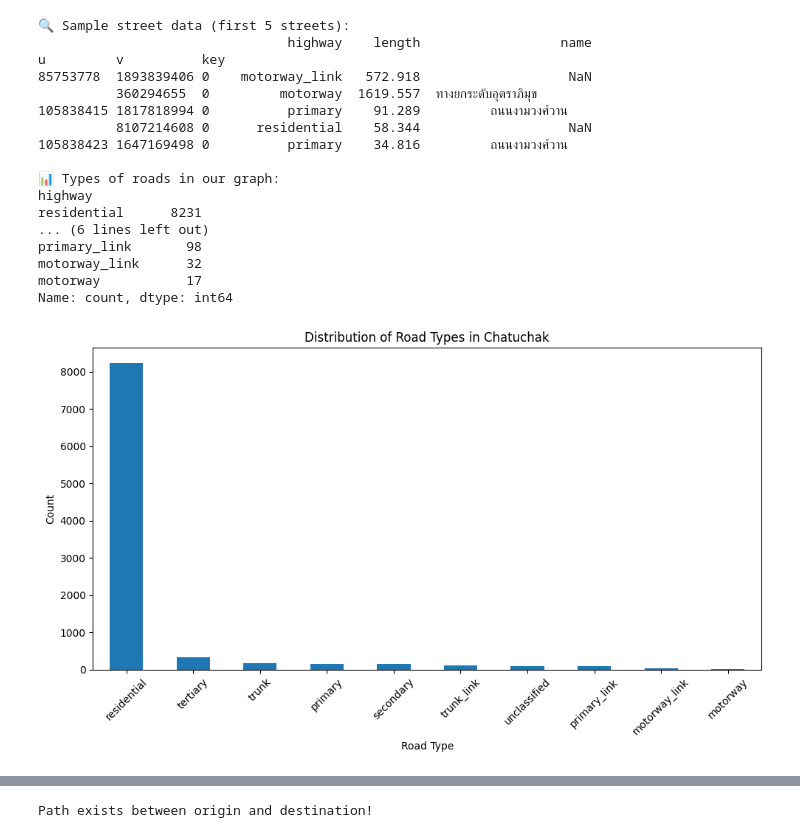
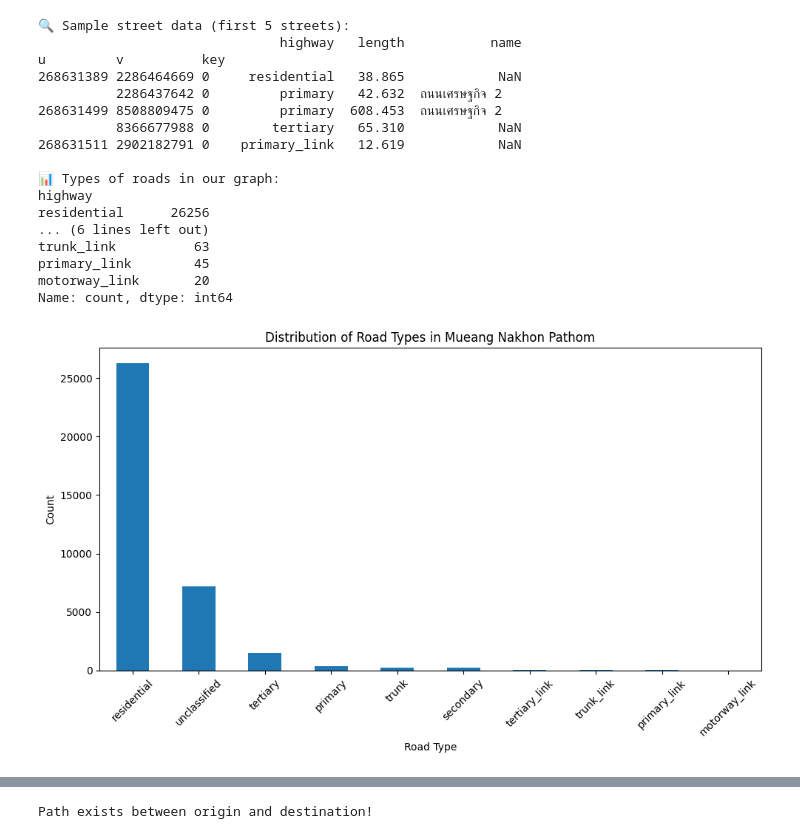
Before and after one commit to 660710692/ai-660710692, a Jupyter notebook: search_pathfinding.ipynb, the cells around one changed output, grey strips where cells are left out. Saved outputs shown, nothing was run; the diff lists cells and outputs as text; code cells hidden in the pictures.

```diff
--- a/search_pathfinding.ipynb
+++ b/search_pathfinding.ipynb
@@ -27,3 +25,5 @@ place_name = "Chatuchak, Bangkok, Thailand"
+# %%
+place_name = "Mueang Nakhon Pathom, Nakhon Pathom, Thailand"
 # %%
 try:
     # ดึงข้อมูลเครือข่ายถนนสำหรับการขับรถ
@@ -55,33 +55,33 @@ highway_counts = edges['highway'].value_counts()
 print(highway_counts.head(10))
 # %% [output]
 🔍 Sample street data (first 5 streets):
-                                highway    length                  name
+                               highway   length           name
 u         v          key
-85753778  1893839406 0    motorway_link   572.918                   NaN
-          360294655  0         motorway  1619.557  ทางยกระดับอุตราภิมุข
-105838415 1817818994 0          primary    91.289         ถนนงามวงศ์วาน
-          8107214608 0      residential    58.344                   NaN
-105838423 1647169498 0          primary    34.816         ถนนงามวงศ์วาน
+268631389 2286464669 0     residential   38.865            NaN
+          2286437642 0         primary   42.632  ถนนเศรษฐกิจ 2
+268631499 8508809475 0         primary  608.453  ถนนเศรษฐกิจ 2
+          8366677988 0        tertiary   65.310            NaN
+268631511 2902182791 0    primary_link   12.619            NaN
 
 📊 Types of roads in our graph:
 highway
-residential      8231
+residential      26256
 ... (6 lines left out)
-primary_link       98
-motorway_link      32
-motorway           17
+trunk_link          63
+primary_link        45
+motorway_link       20
 Name: count, dtype: int64
 # %%
 plt.figure(figsize=(10, 6))
 highway_counts.head(10).plot(kind='bar')
-plt.title("Distribution of Road Types in Chatuchak")
+plt.title("Distribution of Road Types in Mueang Nakhon Pathom")
 plt.xlabel("Road Type")
 plt.ylabel("Count")
 plt.xticks(rotation=45)
 plt.tight_layout()
 plt.show()
 # %% [output]
-[figure, old version]
+[figure, new version]
 # %%
 # ขั้นตอนที่ 5 กำหนดจุดเริ่มต้นและปลายทาง
 # %%
```
Also changed, not shown: parts of 12 cells of this notebook, 4 other files.
